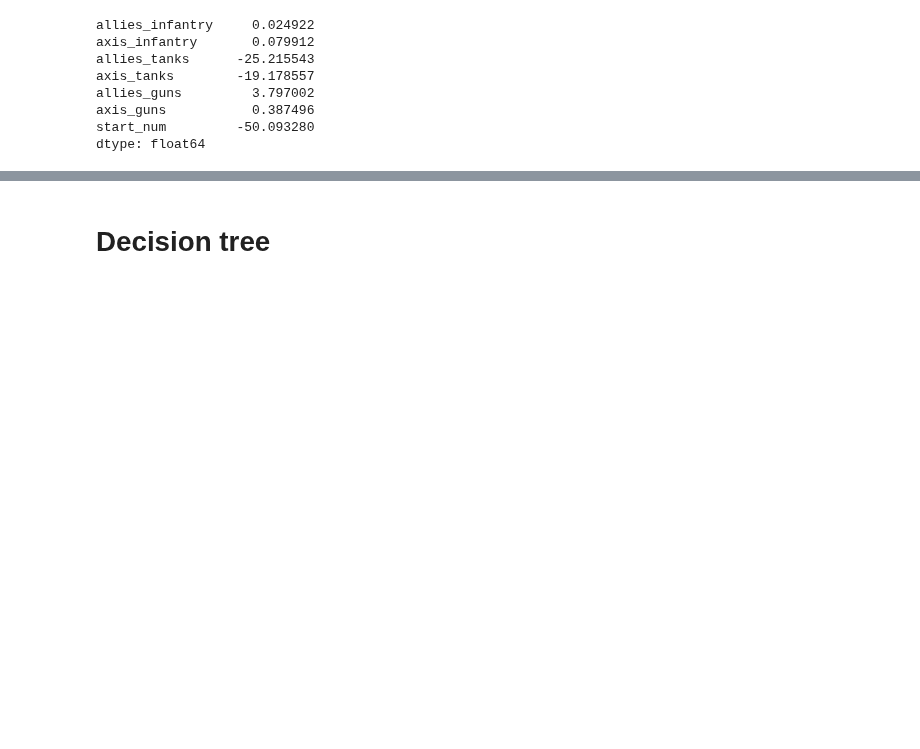
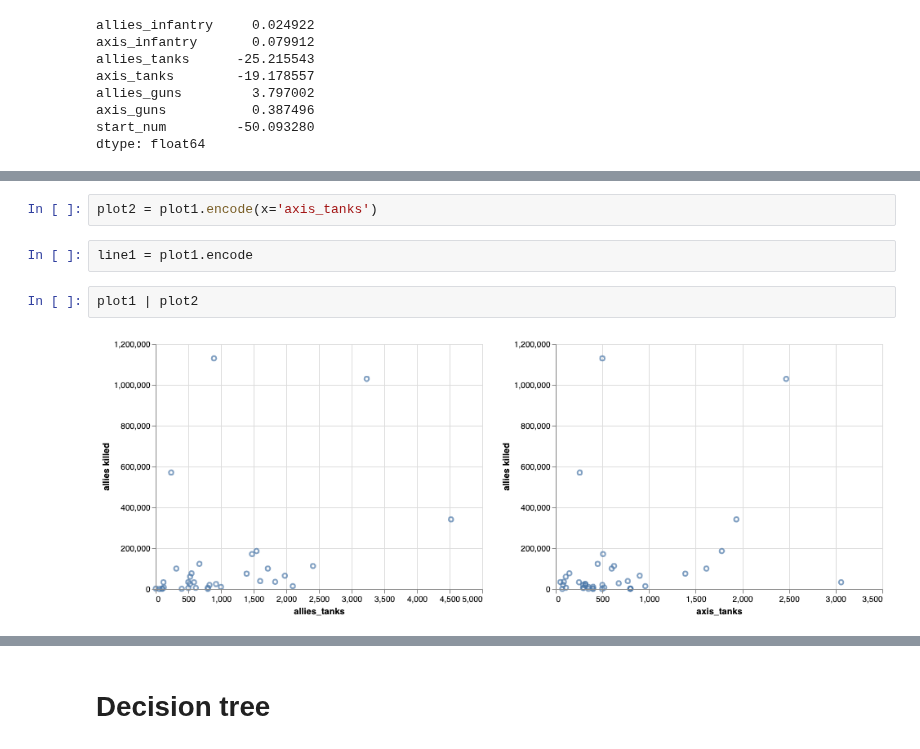
Before and after one commit to PacktPublishing/Learn-Python-by-Building-Data-Science-Applications, a Jupyter notebook: Chapter13/2_supervised_ml.ipynb, the cells around one changed output, grey strips where cells are left out. Cells and saved outputs as stored; diff of their text form; blank space fills up the shorter version.

```diff
--- a/Chapter13/2_supervised_ml.ipynb
+++ b/Chapter13/2_supervised_ml.ipynb
@@ -184,0 +222,8 @@ dtype: float64
+# %%
+plot2 = plot1.encode(x='axis_tanks')
+# %%
+line1 = plot1.encode
+# %%
+plot1 | plot2
+# %% [output]
+[figure, added]
```
Also changed, not shown: parts of 11 cells of this notebook, 54 other files.
